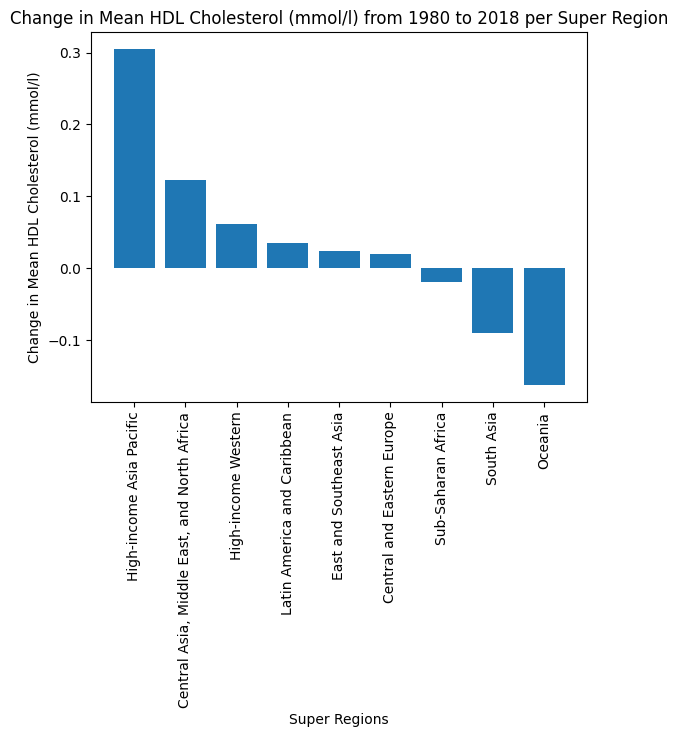
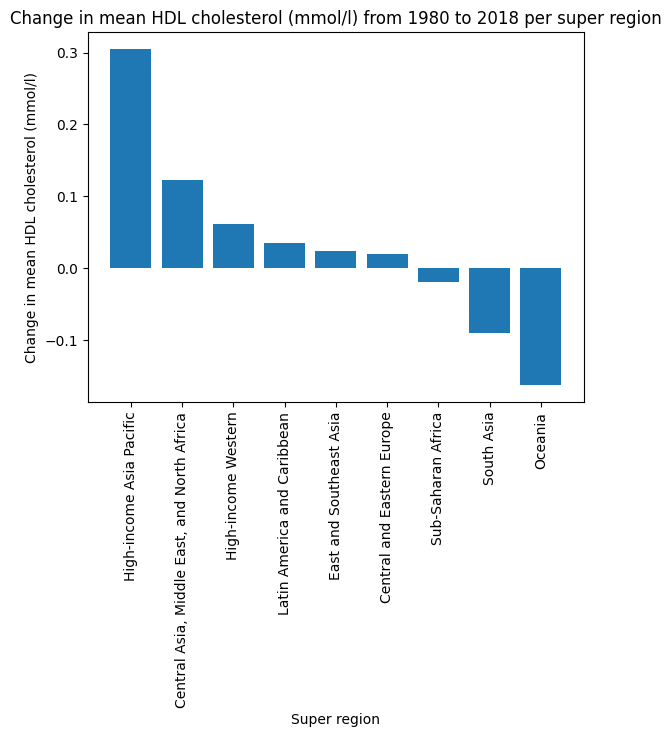
Code edit (unified diff) that turned the first committed figure into the second:
--- before
+++ after
@@ -1,7 +1,8 @@
 import matplotlib.pyplot as plt
 plt.bar(sorted_hdl_regional.index, sorted_hdl_regional.values)
-plt.xlabel('Super Regions')
+plt.xlabel('Super region')
 plt.xticks(rotation=90)
-plt.ylabel('Change in Mean HDL Cholesterol (mmol/l)')
-plt.title('Change in Mean HDL Cholesterol (mmol/l) from 1980 to 2018 per Super Region')
+plt.ylabel('Change in mean HDL cholesterol (mmol/l)')
+plt.title('Change in mean HDL cholesterol (mmol/l) from 1980 to 2018 per super region')
 plt.show()
+plt.savefig('hdl_cholesterol_change.png')

Commit: Created using Colab